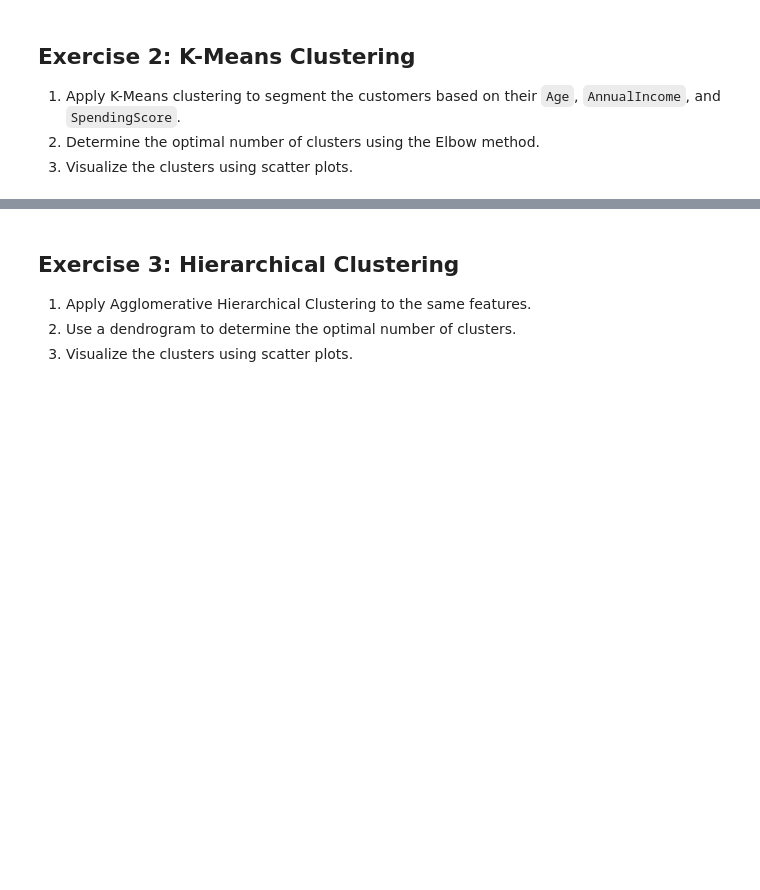
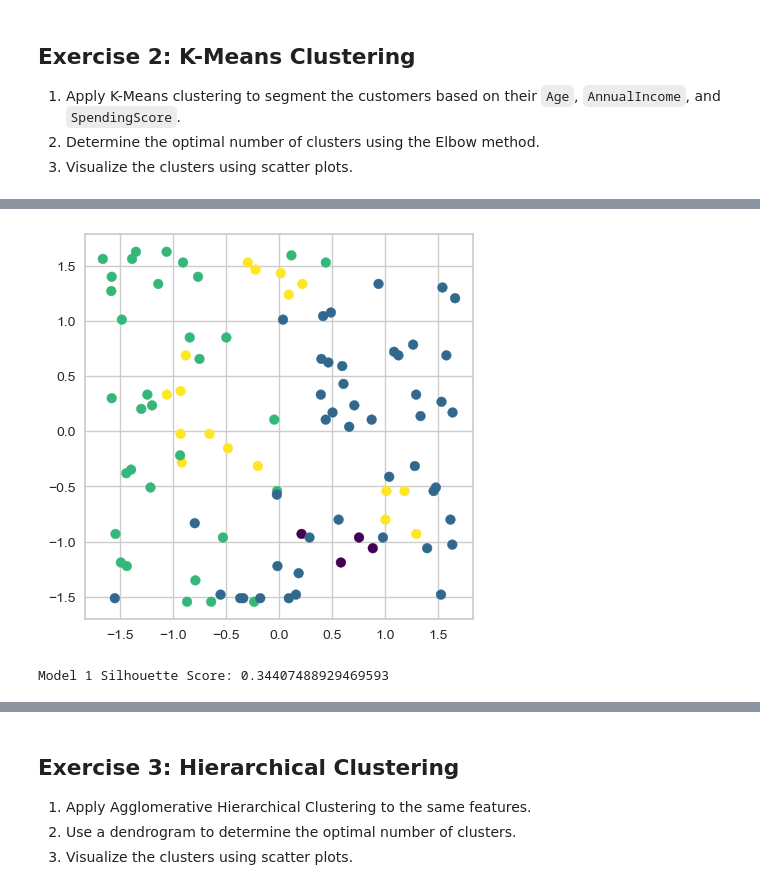
Before and after one commit to RamiSaad93/DA_FT_Extra_Weeks, a Jupyter notebook: Week_10/Day2/UL_Lab.ipynb, the cells around one changed output, grey strips where cells are left out. Saved outputs shown, nothing was run; the diff lists cells and outputs as text; code cells hidden in the pictures; blank space fills up the shorter version.

```diff
--- a/Week_10/Day2/UL_Lab.ipynb
+++ b/Week_10/Day2/UL_Lab.ipynb
@@ -29,0 +68,2 @@ from sklearn.preprocessing import StandardScaler
+# %%
+df = pd.DataFrame(df_scaled, columns = df.columns)
@@ -36,4 +96,7 @@ from sklearn.preprocessing import StandardScaler
 import matplotlib.pyplot as plt
 from sklearn.cluster import KMeans
 
-#Your answer
+kmeans = cluster.KMeans(n_clusters=4, random_state=0)
+kmeans.fit(df)
+pred = kmeans.predict(df)
+pred
@@ -39,0 +109,2 @@ from sklearn.cluster import KMeans
+# %%
+pred = pd.DataFrame(pred, columns = ['pred'])
@@ -39,0 +127,2 @@ from sklearn.cluster import KMeans
+# %%
+df['cluster'] = pred
@@ -39,0 +145,11 @@ from sklearn.cluster import KMeans
+# %%
+plt.figure(figsize=(5, 5))
+plt.scatter(df['AnnualIncome'], df['SpendingScore'], c=df['cluster'], cmap='viridis')
+plt.show()
+
+from yellowbrick.cluster import KElbowVisualizer
+from sklearn.metrics import silhouette_score
+print("Model 1 Silhouette Score: {}".format(silhouette_score(df, pred, metric='euclidean')))
+# %% [output]
+[figure, added]
+Model 1 Silhouette Score: 0.34407488929469593
```
Also changed, not shown: parts of 22 cells of this notebook, 4 other files.
